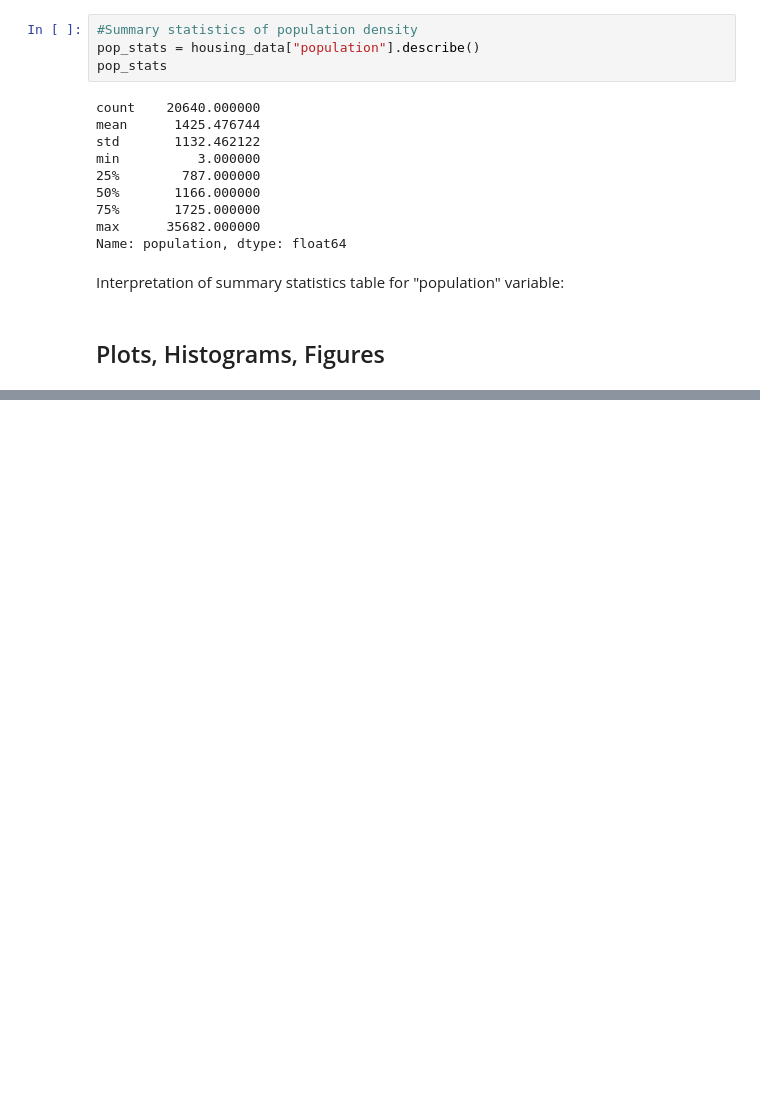
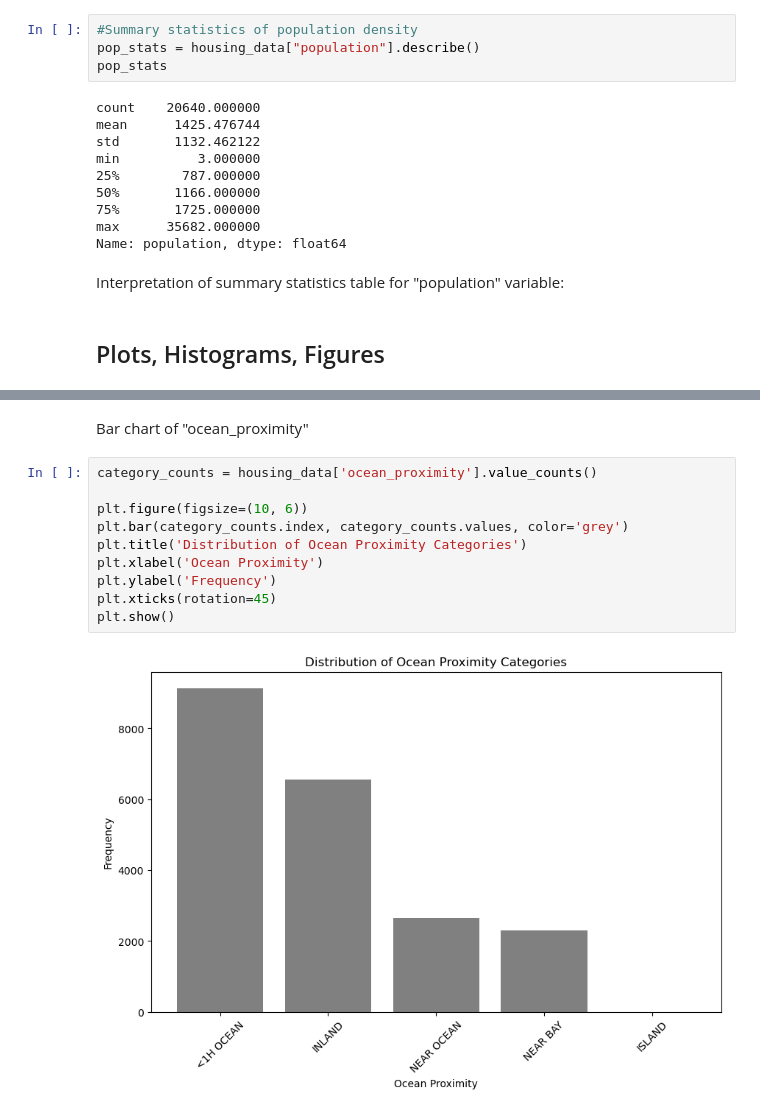
Before and after one commit to ECO225-W2024/project-one-code-baiyunxin, a Jupyter notebook: Project 1.ipynb, the cells around one changed output, grey strips where cells are left out. Cells and saved outputs as stored; diff of their text form; blank space fills up the shorter version.

```diff
--- a/Project 1.ipynb
+++ b/Project 1.ipynb
@@ -171,0 +218,14 @@ Interpretation of summary statistics table for "population" variable:
+# %% [markdown]
+Bar chart of "ocean_proximity"
+# %%
+category_counts = housing_data['ocean_proximity'].value_counts()
+
+plt.figure(figsize=(10, 6))
+plt.bar(category_counts.index, category_counts.values, color='grey')
+plt.title('Distribution of Ocean Proximity Categories')
+plt.xlabel('Ocean Proximity')
+plt.ylabel('Frequency')
+plt.xticks(rotation=45)
+plt.show()
+# %% [output]
+[figure, added]
```
Also changed, not shown: parts of 15 cells of this notebook.
